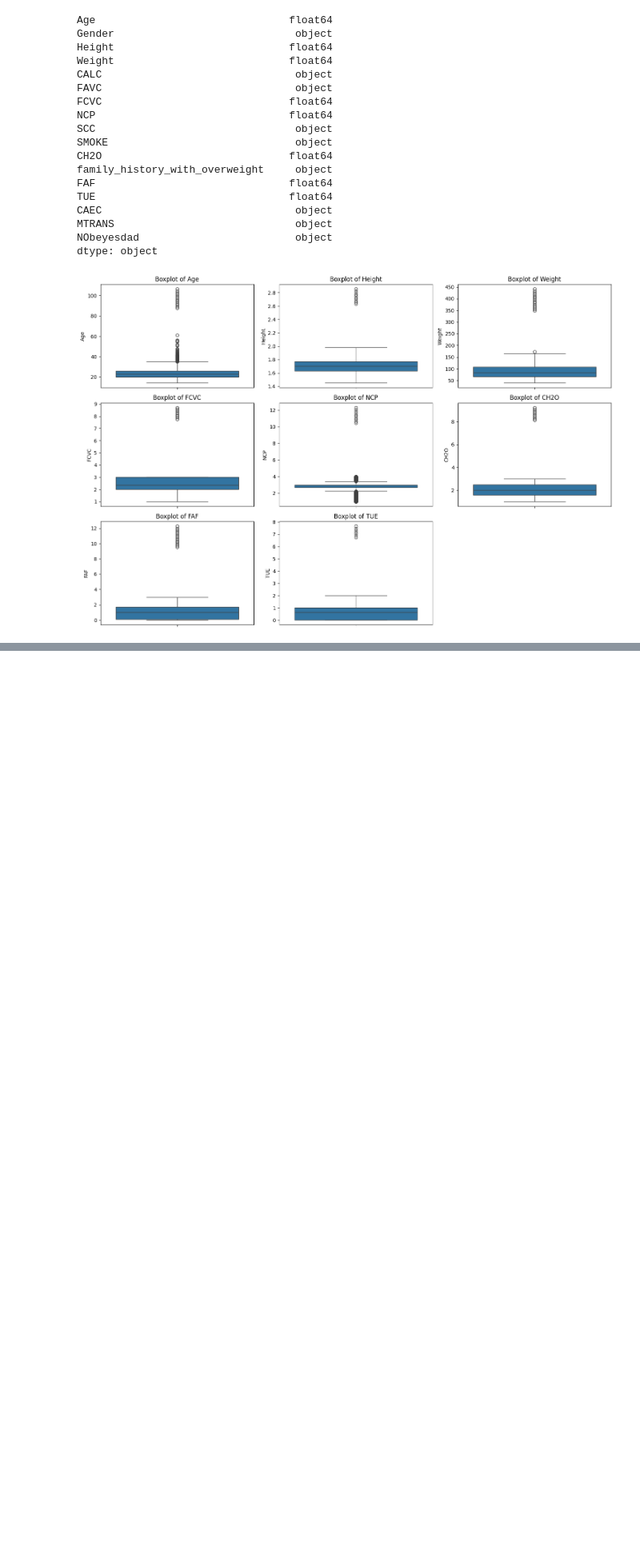
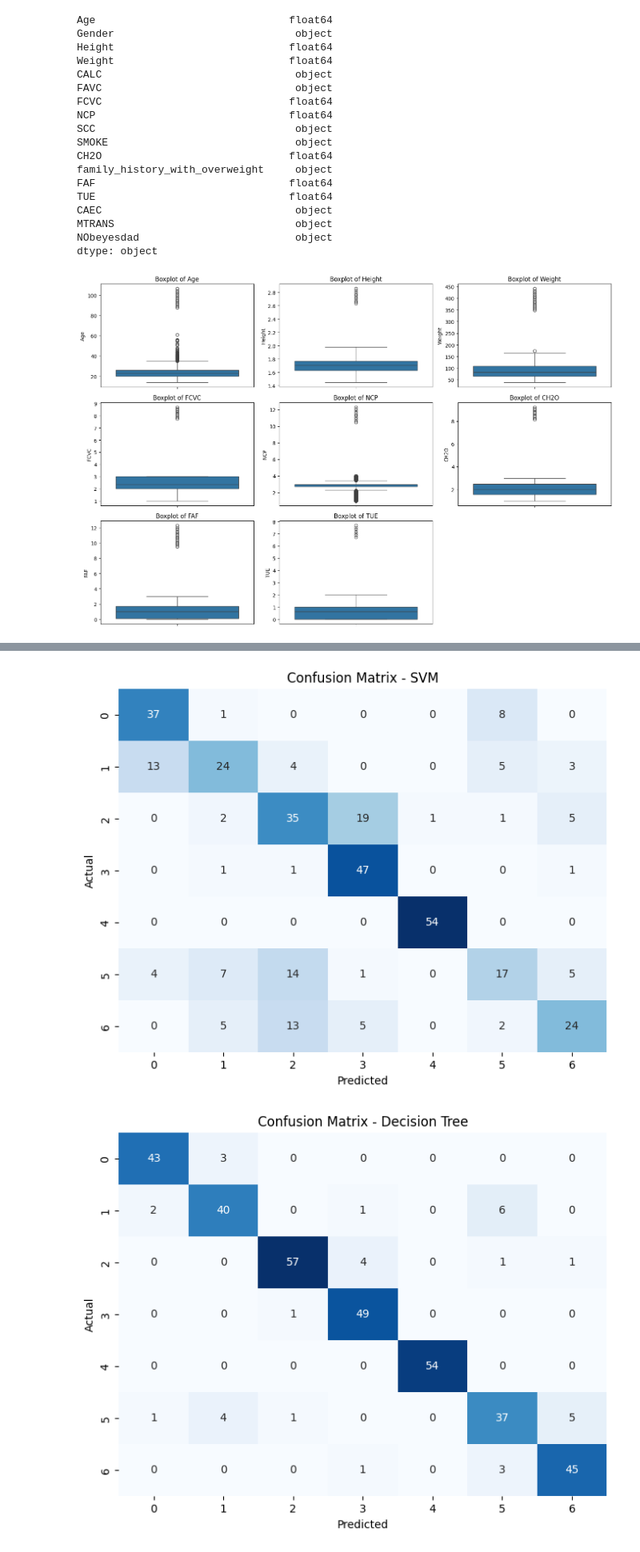
Before and after one commit to RamadhikaS/CapstoneUASBengkod, a Jupyter notebook: BengkodUAS.ipynb, the cells around one changed output, grey strips where cells are left out. Shown at 80% size. Drawn from its saved outputs; the diff is of its cells as text; code cells hidden in the pictures; blank space fills up the shorter version.

```diff
--- a/BengkodUAS.ipynb
+++ b/BengkodUAS.ipynb
@@ -271,0 +379,19 @@ print(outliers_remaining)
+# %%
+# Pisahkan fitur (X) dan target (y)
+X = df.drop('NObeyesdad', axis=1)
+y = df['NObeyesdad']
+# %%
+from sklearn.model_selection import train_test_split
+
+X_train, X_test, y_train, y_test = train_test_split(
+    X, y, test_size=0.2, random_state=42, stratify=y
+)
+# %%
+from sklearn.preprocessing import MinMaxScaler
+
+# Ambil kolom numerik saja untuk distandarisasi
+num_cols = ['Age', 'Height', 'Weight', 'FCVC', 'NCP', 'CH2O', 'FAF', 'TUE']
+
+scaler = MinMaxScaler()
+X_train[num_cols] = scaler.fit_transform(X_train[num_cols])
+X_test[num_cols] = scaler.transform(X_test[num_cols])
@@ -271,0 +445,25 @@ print(outliers_remaining)
+# %%
+from sklearn.metrics import confusion_matrix
+import seaborn as sns
+import matplotlib.pyplot as plt
+
+def plot_conf_matrix(y_true, y_pred, model_name):
+    cm = confusion_matrix(y_true, y_pred)
+    plt.figure(figsize=(8,6))
+    sns.heatmap(cm, annot=True, fmt='d', cmap='Blues', cbar=False)
+    plt.title(f'Confusion Matrix - {model_name}')
+    plt.xlabel('Predicted')
+    plt.ylabel('Actual')
+    plt.show()
+# %%
+# Visualisasi Confusion Matrix SVM
+plot_conf_matrix(y_test, svm_pred, 'SVM')
+
+# Visualisasi Confusion Matrix Decision Tree
+plot_conf_matrix(y_test, dt_pred, 'Decision Tree')
+
+# Visualisasi Confusion Matrix Random Forest
+plot_conf_matrix(y_test, rf_pred, 'Random Forest')
+# %% [output]
+[figure, added]
+[figure, added]
```
Also changed, not shown: parts of 16 cells of this notebook.
